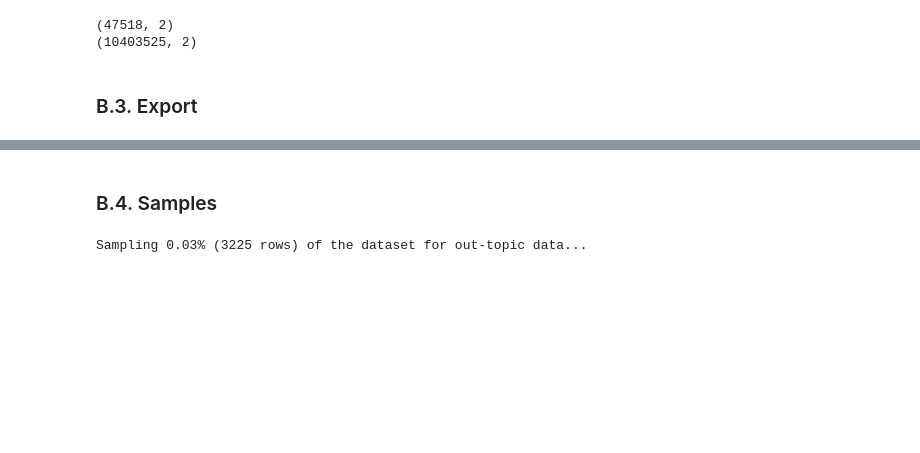
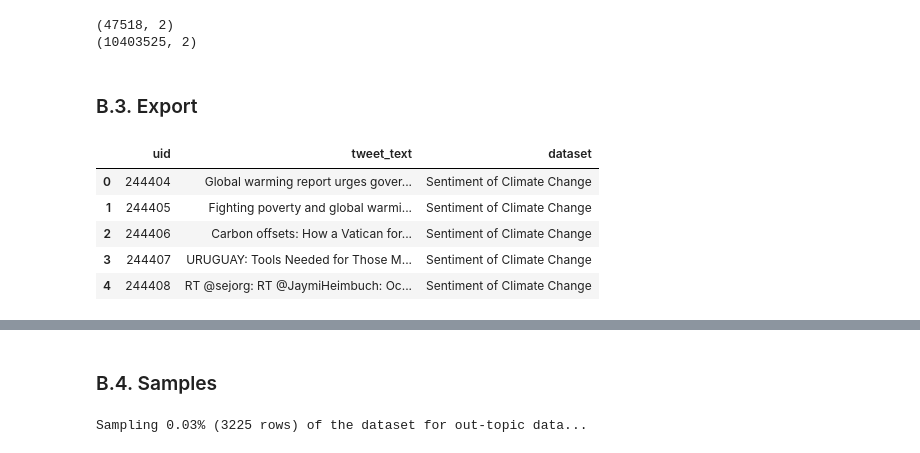
Before and after one commit to dhnhut/disaster-tweets, a Jupyter notebook: notebooks/1_1_extended_datasets.ipynb, the cells around one changed output, grey strips where cells are left out. Cells and saved outputs as stored; diff of their text form; code cells hidden in the pictures; blank space fills up the shorter version.

Commit message:
add uid to weather and out_topic data

```diff
--- a/notebooks/1_1_extended_datasets.ipynb
+++ b/notebooks/1_1_extended_datasets.ipynb
@@ -451,3 +451,16 @@ print(df_out.shape)
 (10403525, 2)
 # %% [markdown]
 ### B.3. Export
+# %%
+disaster_count = 244403 # number of tweets in the disaster dataset
+idx = disaster_count + 1
+# add uid - `unique identifier` column
+df_weather.insert(0, 'uid', range(idx, len(df_weather) + idx))
+df_weather.head()
+# %% [output]
+|  | uid | tweet_text | dataset |
+| 0 | 244404 | Global warming report urges gover... | Sentiment of Climate Change |
+| 1 | 244405 | Fighting poverty and global warmi... | Sentiment of Climate Change |
+| 2 | 244406 | Carbon offsets: How a Vatican for... | Sentiment of Climate Change |
+| 3 | 244407 | URUGUAY: Tools Needed for Those M... | Sentiment of Climate Change |
+| 4 | 244408 | RT @sejorg: RT @JaymiHeimbuch: Oc... | Sentiment of Climate Change |
```
Also changed, not shown: parts of 4 cells of this notebook, 3 other files.
